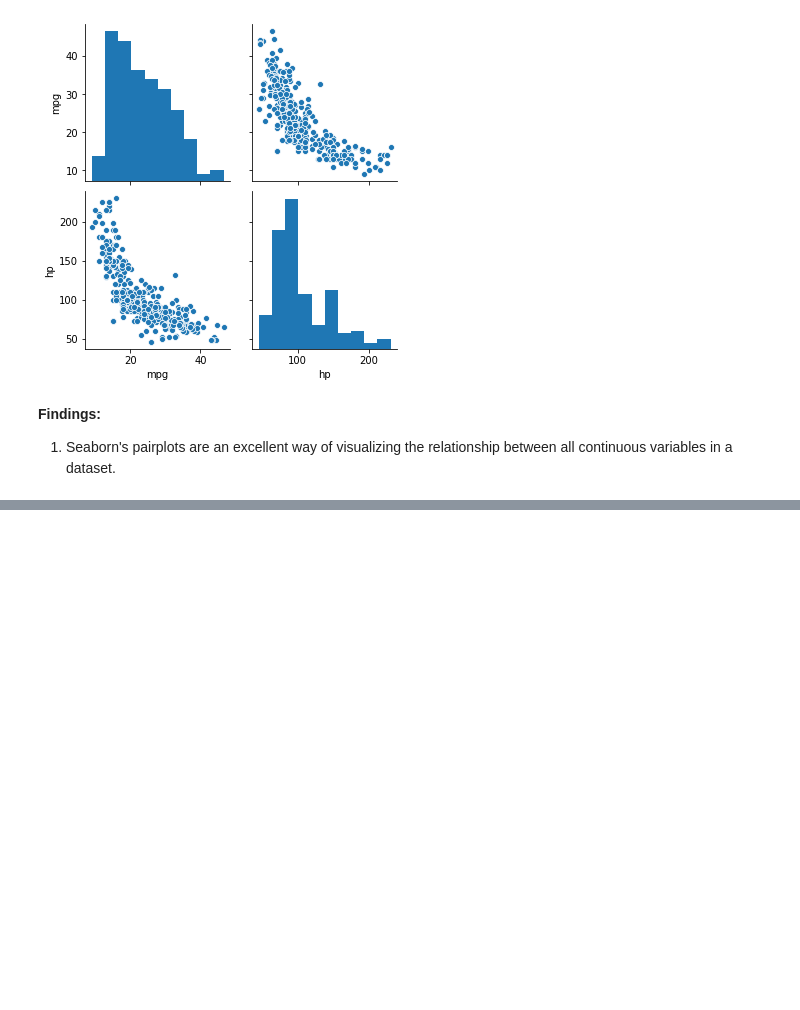
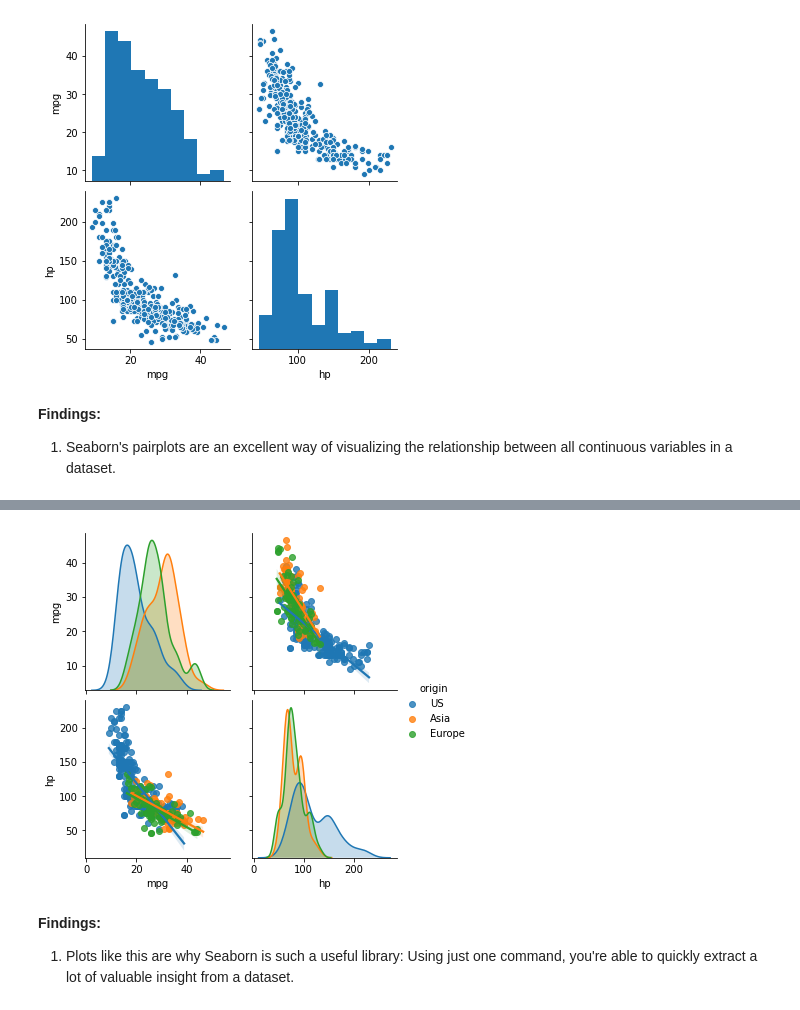
Before and after one commit to zaedulislam/Introduction_to_Data_Visualization_in_Python, a Jupyter notebook: 3. Statistical plots with Seaborn/Statistical plots with Seaborn.ipynb, the cells around one changed output, grey strips where cells are left out. Cells and saved outputs as stored; diff of their text form; code cells hidden in the pictures; blank space fills up the shorter version.

Commit message:
Plotting distributions pairwise (2)

```diff
--- a/3. Statistical plots with Seaborn/Statistical plots with Seaborn.ipynb
+++ b/3. Statistical plots with Seaborn/Statistical plots with Seaborn.ipynb
@@ -268,0 +276,11 @@ plt.show()
+# %%
+# Plot the pairwise joint distributions grouped by 'origin' along with regression lines
+sns.pairplot(datasetWithOnlyThreeColumns, kind = 'reg', hue = 'origin')
+
+# Display the plot
+plt.show()
+# %% [output]
+[figure, added]
+# %% [markdown]
+**Findings:**
+1. Plots like this are why Seaborn is such a useful library: Using just one command, you're able to quickly extract a lot of valuable insight from a dataset.
```
Also changed, not shown: parts of 2 cells of this notebook.
